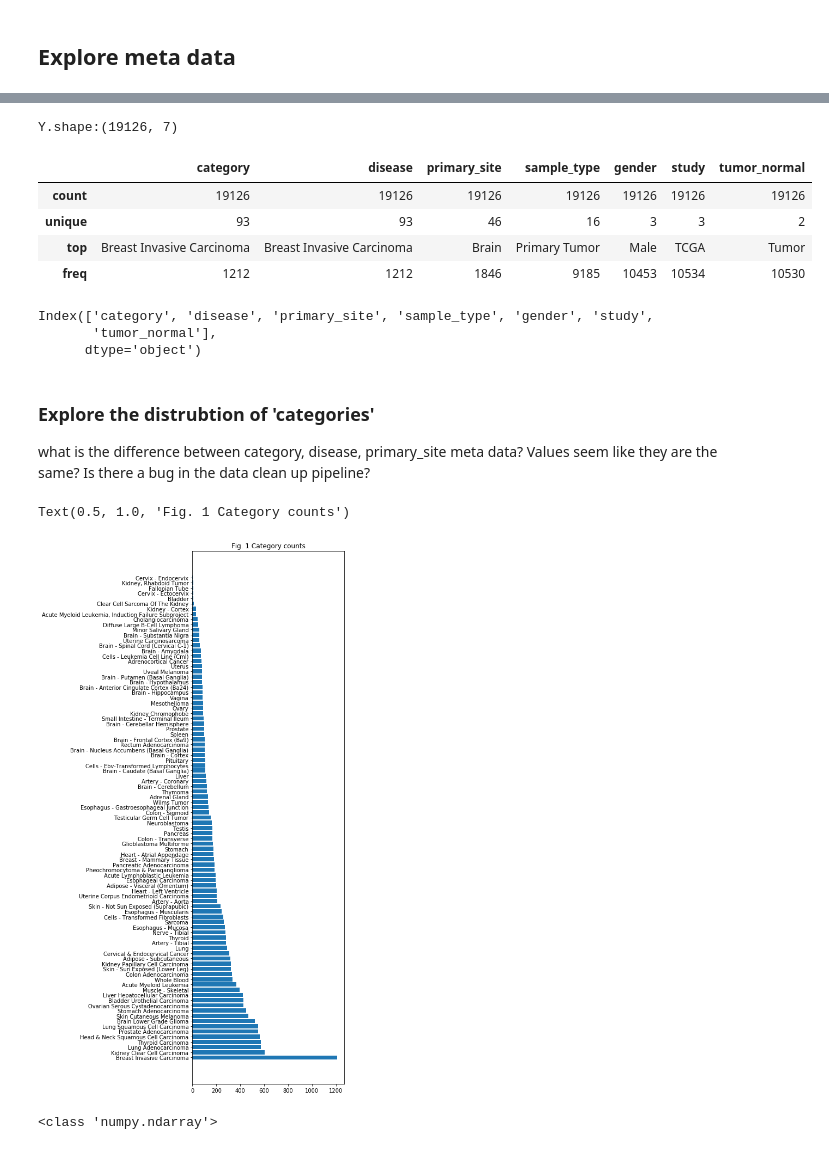
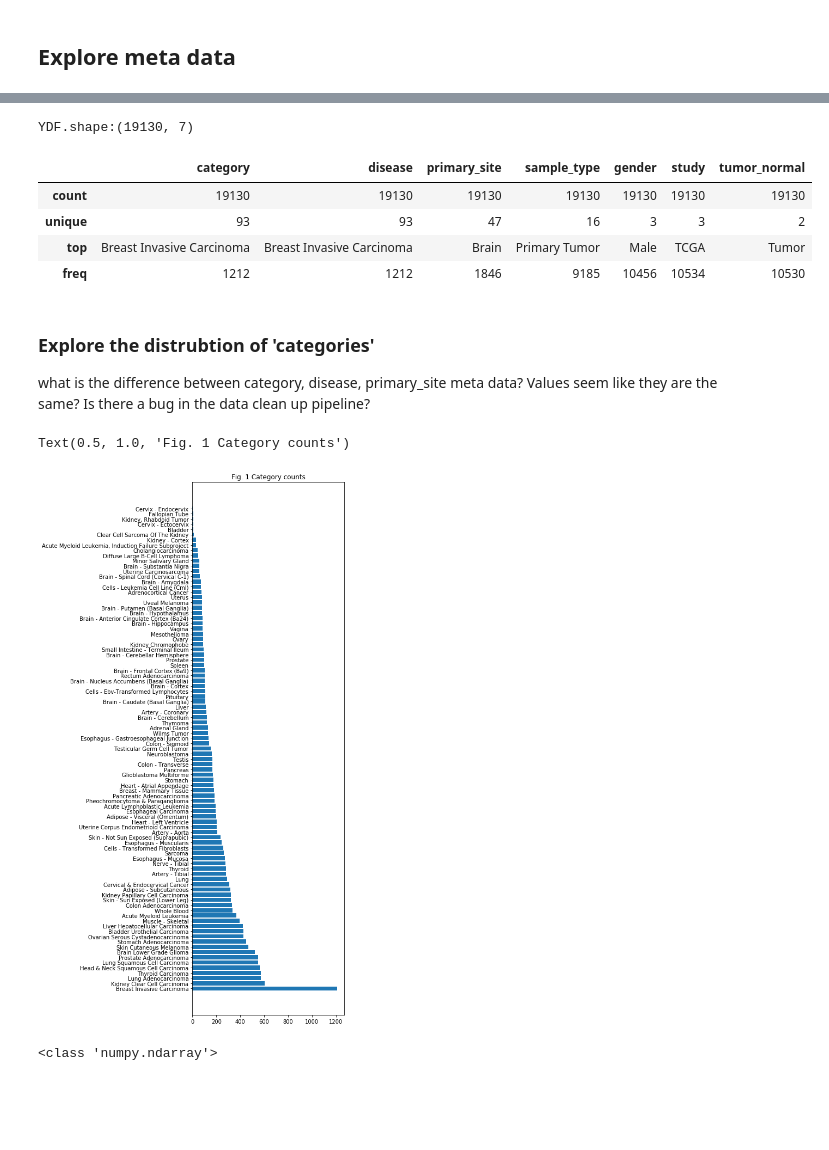
Before and after one commit to aedavids/findBiomarkers, a Jupyter notebook: jupyterNotebooks/lungCancerClassifierExploration.ipynb, the cells around one changed output, grey strips where cells are left out. Cells and saved outputs as stored; diff of their text form; code cells hidden in the pictures; blank space fills up the shorter version.

```diff
--- a/jupyterNotebooks/lungCancerClassifierExploration.ipynb
+++ b/jupyterNotebooks/lungCancerClassifierExploration.ipynb
@@ -64,0 +40,7 @@ Wall time: 20.1 s
+# %%
+dataDir = pl.Path("../data")
+if not dataDir.exists() :
+    dataDir.mkdir()
+
+loader = TCGA_Target_GTex(dataDir)
+XDF, YDF = loader.loadTCGA_Target_GTex()
@@ -101,21 +86,15 @@ Y.head() #.iloc[:, 1:5]
 | GTEX-1117F-0626-SM-5N9CS | Artery - Coronary | Artery - Coronary | Blood Vessel | Normal Tissue | Female | GTEX | Normal |
 | GTEX-1117F-0726-SM-5GIEN | Heart - Atrial Appendage | Heart - Atrial Appendage | Heart | Normal Tissue | Female | GTEX | Normal |
 # %%
-print("Y.shape:{}".format(Y.shape))
-Y.describe()
+print("YDF.shape:{}".format(YDF.shape))
+YDF.describe()
 # %% [output]
-Y.shape:(19126, 7)
+YDF.shape:(19130, 7)
 |  | category | disease | primary_site | sample_type | gender | study | tumor_normal |
-| count | 19126 | 19126 | 19126 | 19126 | 19126 | 19126 | 19126 |
-| unique | 93 | 93 | 46 | 16 | 3 | 3 | 2 |
+| count | 19130 | 19130 | 19130 | 19130 | 19130 | 19130 | 19130 |
+| unique | 93 | 93 | 47 | 16 | 3 | 3 | 2 |
 | top | Breast Invasive Carcinoma | Breast Invasive Carcinoma | Brain | Primary Tumor | Male | TCGA | Tumor |
-| freq | 1212 | 1212 | 1846 | 9185 | 10453 | 10534 | 10530 |
+| freq | 1212 | 1212 | 1846 | 9185 | 10456 | 10534 | 10530 |
-# %%
-Y.columns
-# %% [output]
-Index(['category', 'disease', 'primary_site', 'sample_type', 'gender', 'study',
-       'tumor_normal'],
-      dtype='object')
 # %% [markdown]
 ### Explore the distrubtion of 'categories'
 what is the difference between category, disease, primary_site	meta data? Values seem like they are the same? Is there a bug in the data clean up pipeline?
@@ -139,9 +118,9 @@ def plotCategoryCounts(df, colNameStr):
     return (fig, ax)
 
 
-fig, ax = plotCategoryCounts(Y, "category")
+fig, ax = plotCategoryCounts(YDF, "category")
 ax.set_title("Fig. 1 Category counts")
 # %% [output]
 Text(0.5, 1.0, 'Fig. 1 Category counts')
-[figure, old version]
+[figure, new version]
 # %%
```
Also changed, not shown: parts of 15 cells of this notebook, 11 other files.
